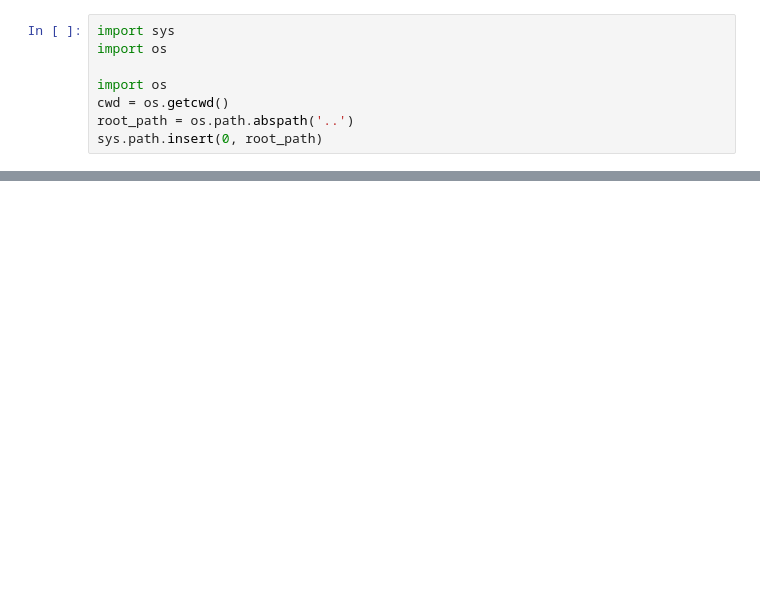
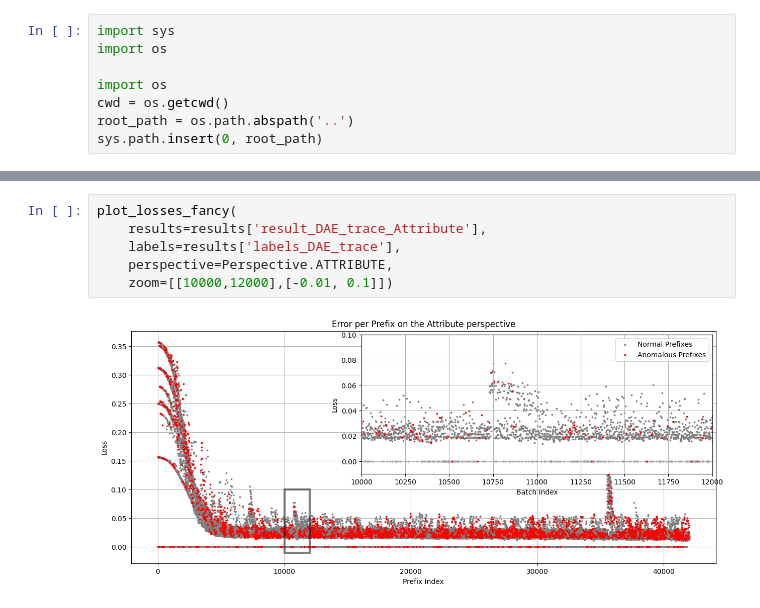
Before and after one commit to ronaldvandenbroek/BPAD, a Jupyter notebook: analysis/raw_results.ipynb, the cells around one changed output, grey strips where cells are left out. Saved outputs shown, nothing was run; the diff lists cells and outputs as text; blank space fills up the shorter version.

```diff
--- a/analysis/raw_results.ipynb
+++ b/analysis/raw_results.ipynb
@@ -157,0 +134,8 @@ plot_losses_fancy(losses, ['Test', 'Test2'], zoom=True)
+# %%
+plot_losses_fancy(
+    results=results['result_DAE_trace_Attribute'],
+    labels=results['labels_DAE_trace'],
+    perspective=Perspective.ATTRIBUTE,
+    zoom=[[10000,12000],[-0.01, 0.1]])
+# %% [output]
+[figure, added]
```
Also changed, not shown: parts of 25 cells of this notebook, 4 other files.
